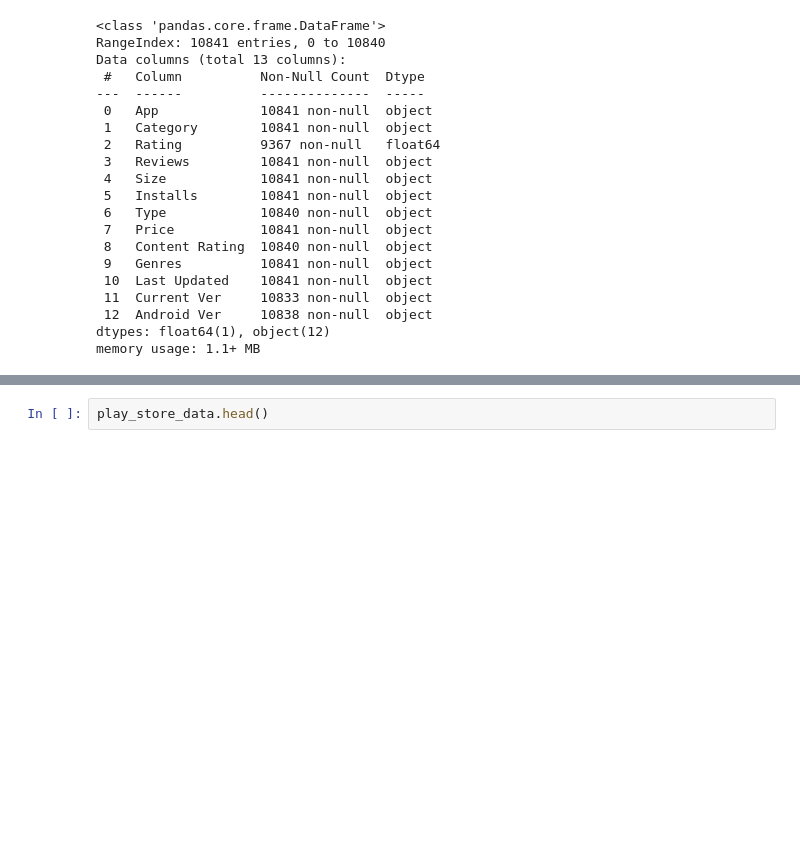
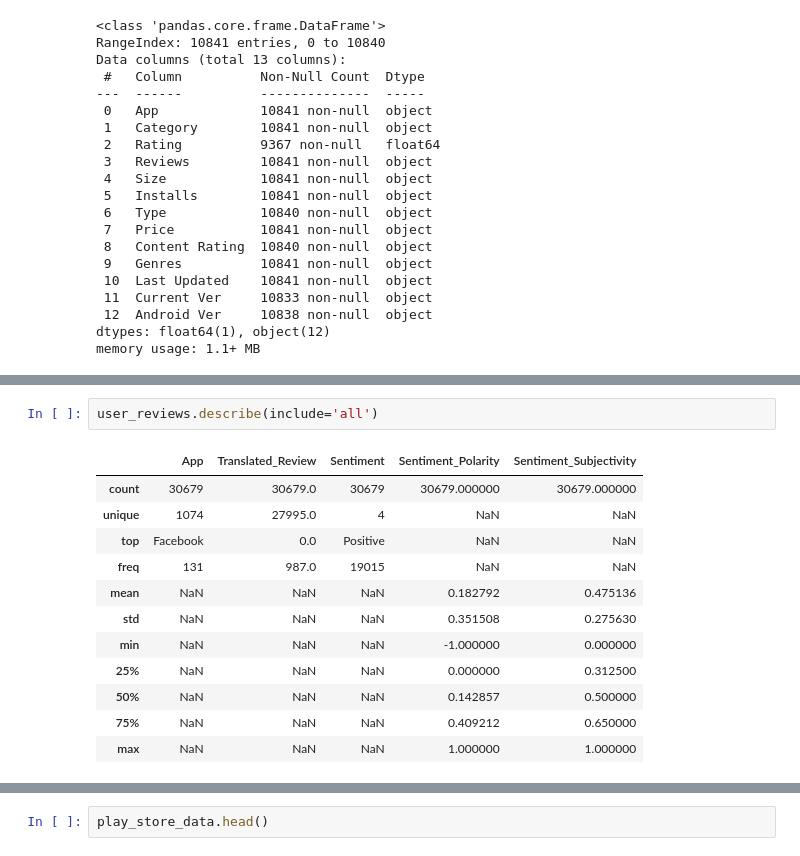
Before and after one commit to madhavimali/PlayStore_DataDigger, a Jupyter notebook: Play_Store_App_Review_Analysis_Capstone_Project.ipynb, the cells around one changed output, grey strips where cells are left out. Cells and saved outputs as stored; diff of their text form; blank space fills up the shorter version.

```diff
--- a/Play_Store_App_Review_Analysis_Capstone_Project.ipynb
+++ b/Play_Store_App_Review_Analysis_Capstone_Project.ipynb
@@ -204,0 +552,15 @@ Total number of application in user review data 30679
+# %%
+user_reviews.describe(include='all')
+# %% [output]
+|  | App | Translated_Review | Sentiment | Sentiment_Polarity | Sentiment_Subjectivity |
+| count | 30679 | 30679.0 | 30679 | 30679.000000 | 30679.000000 |
+| unique | 1074 | 27995.0 | 4 | NaN | NaN |
+| top | Facebook | 0.0 | Positive | NaN | NaN |
+| freq | 131 | 987.0 | 19015 | NaN | NaN |
+| mean | NaN | NaN | NaN | 0.182792 | 0.475136 |
+| std | NaN | NaN | NaN | 0.351508 | 0.275630 |
+| min | NaN | NaN | NaN | -1.000000 | 0.000000 |
+| 25% | NaN | NaN | NaN | 0.000000 | 0.312500 |
+| 50% | NaN | NaN | NaN | 0.142857 | 0.500000 |
+| 75% | NaN | NaN | NaN | 0.409212 | 0.650000 |
+| max | NaN | NaN | NaN | 1.000000 | 1.000000 |
```
Also changed, not shown: parts of 72 cells of this notebook.
